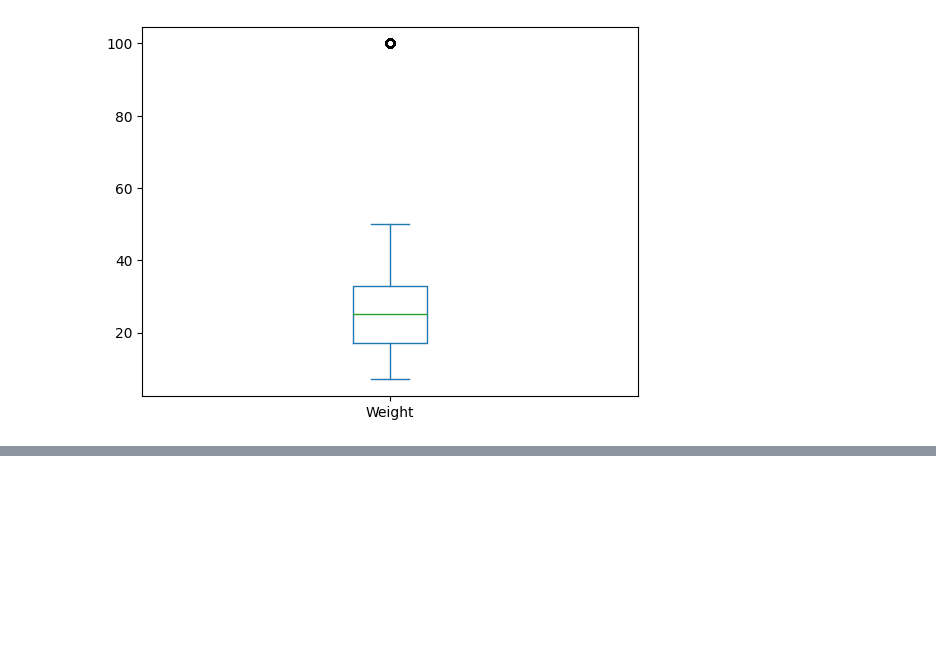
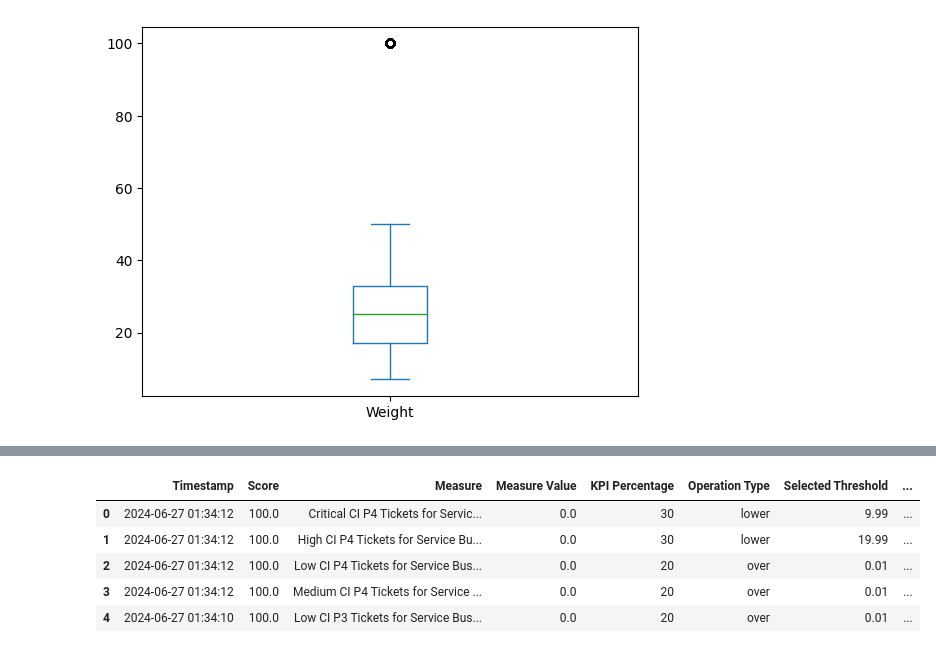
Before and after one commit to HesusG/laboratoria-talks, a Jupyter notebook: 6 medidas_tendencia_central/notebook.ipynb, the cells around one changed output, grey strips where cells are left out. Drawn from its saved outputs; the diff is of its cells as text; code cells hidden in the pictures; blank space fills up the shorter version.

```diff
--- a/6 medidas_tendencia_central/notebook.ipynb
+++ b/6 medidas_tendencia_central/notebook.ipynb
@@ -135,0 +126,4 @@ fig.show()
+# %%
+file_path = '/Users/d3r/Documents/Github/laboratoria-talks/6 medidas_tendencia_central/data/measures.xlsx'
+# %%
+data = pd.read_excel(file_path, sheet_name='Sheet1', na_values=['NA', 'Missing'])
@@ -135,0 +149,9 @@ fig.show()
+# %%
+data.head()
+# %% [output]
+|  | Timestamp | Score | Measure | Measure Value | KPI Percentage | Operation Type | Selected Threshold | ... |
+| 0 | 2024-06-27 01:34:12 | 100.0 | Critical CI P4 Tickets for Servic... | 0.0 | 30 | lower | 9.99 | ... |
+| 1 | 2024-06-27 01:34:12 | 100.0 | High CI P4 Tickets for Service Bu... | 0.0 | 30 | lower | 19.99 | ... |
+| 2 | 2024-06-27 01:34:12 | 100.0 | Low CI P4 Tickets for Service Bus... | 0.0 | 20 | over | 0.01 | ... |
+| 3 | 2024-06-27 01:34:12 | 100.0 | Medium CI P4 Tickets for Service ... | 0.0 | 20 | over | 0.01 | ... |
+| 4 | 2024-06-27 01:34:10 | 100.0 | Low CI P3 Tickets for Service Bus... | 0.0 | 20 | over | 0.01 | ... |
```
Also changed, not shown: parts of 14 cells of this notebook, 2 other files.
